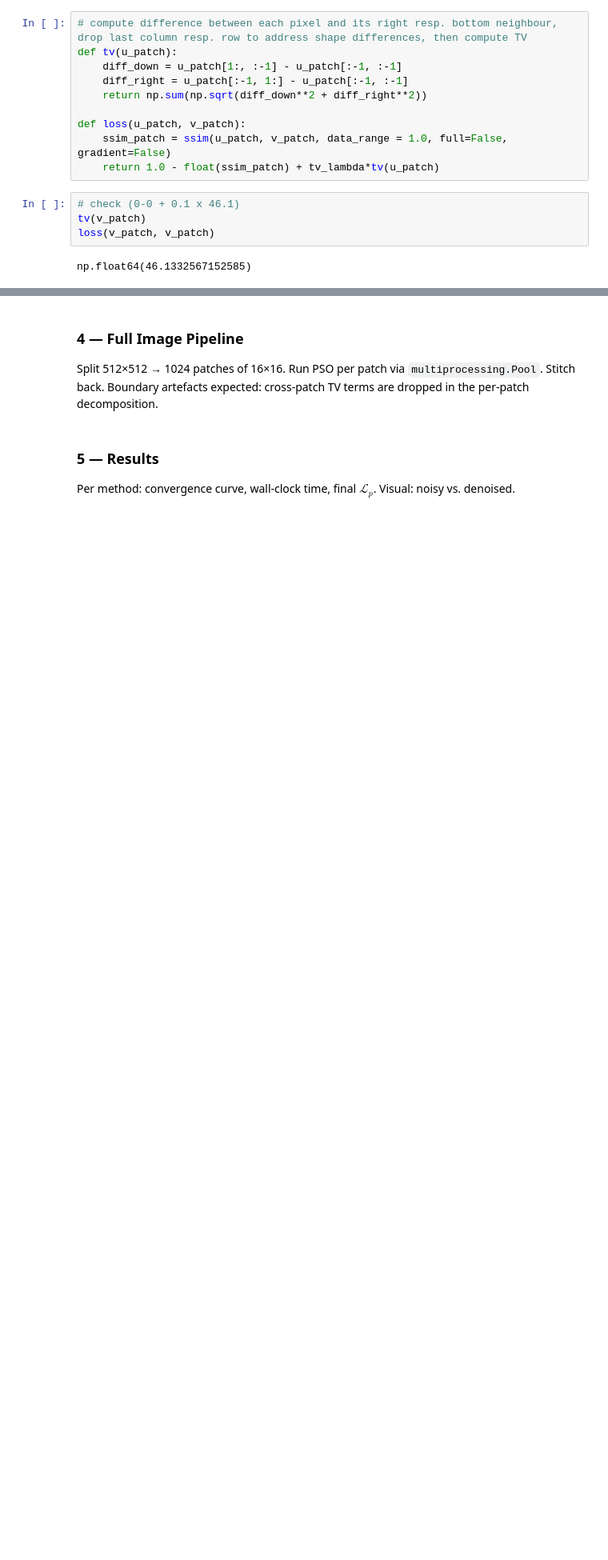
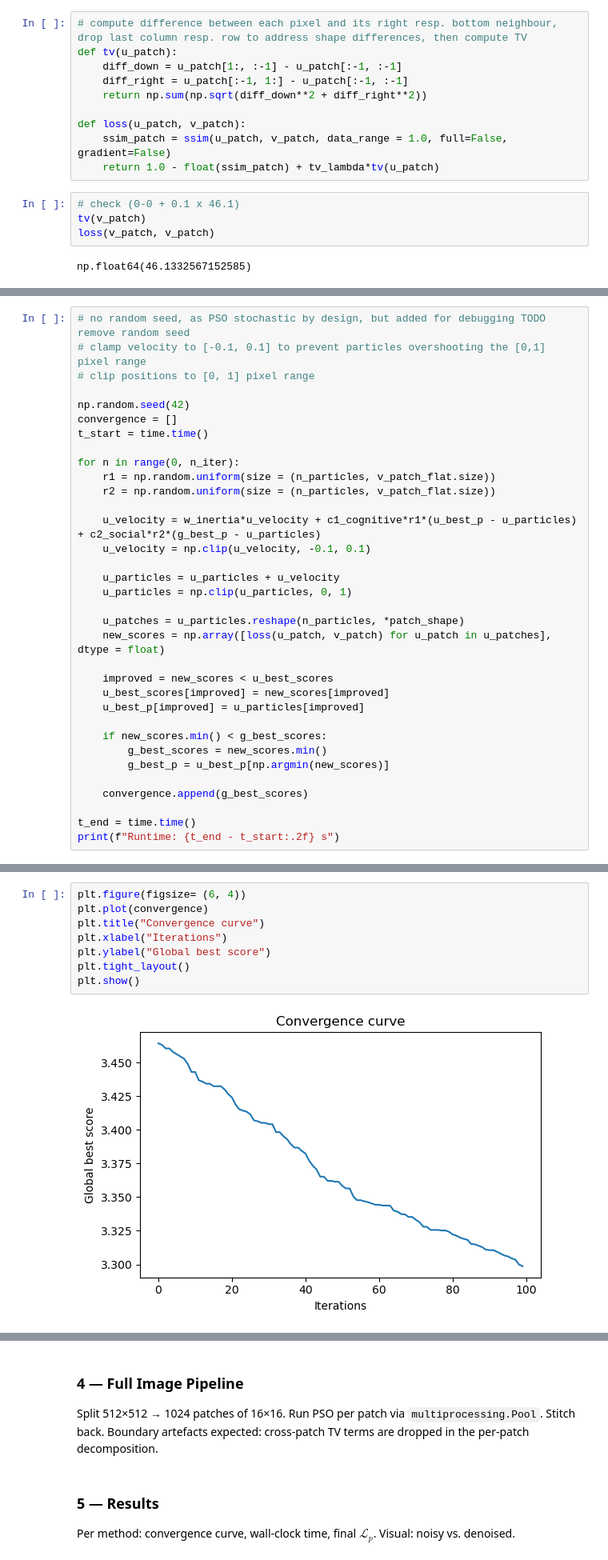
Before and after one commit to cguerreroto/co3, a Jupyter notebook: PSO_1.ipynb, the cells around one changed output, grey strips where cells are left out. Shown at 80% size. Drawn from its saved outputs; the diff is of its cells as text; blank space fills up the shorter version.

Commit message:
PSO on single patch, manual implementation

```diff
--- a/PSO_1.ipynb
+++ b/PSO_1.ipynb
@@ -89,0 +123,34 @@ Run on one 16×16 patch. Output: convergence curve.
+# %%
+# no random seed, as PSO stochastic by design, but added for debugging TODO remove random seed
+# clamp velocity to [-0.1, 0.1] to prevent particles overshooting the [0,1] pixel range
+# clip positions to [0, 1] pixel range
+
+np.random.seed(42)
+convergence = []
+t_start = time.time()
+
+for n in range(0, n_iter):
+    r1 = np.random.uniform(size = (n_particles, v_patch_flat.size))
+    r2 = np.random.uniform(size = (n_particles, v_patch_flat.size))
+
+    u_velocity = w_inertia*u_velocity + c1_cognitive*r1*(u_best_p - u_particles) + c2_social*r2*(g_best_p - u_particles)
+    u_velocity = np.clip(u_velocity, -0.1, 0.1)
+
+    u_particles = u_particles + u_velocity
+    u_particles = np.clip(u_particles, 0, 1)
+
+    u_patches = u_particles.reshape(n_particles, *patch_shape)
+    new_scores = np.array([loss(u_patch, v_patch) for u_patch in u_patches], dtype = float)
+
+    improved = new_scores < u_best_scores
+    u_best_scores[improved] = new_scores[improved]
+    u_best_p[improved] = u_particles[improved]
+
+    if new_scores.min() < g_best_scores:
+        g_best_scores = new_scores.min()
+        g_best_p = u_best_p[np.argmin(new_scores)]
+
+    convergence.append(g_best_scores)
+
+t_end = time.time()
+print(f"Runtime: {t_end - t_start:.2f} s")
@@ -89,0 +163,10 @@ Run on one 16×16 patch. Output: convergence curve.
+# %%
+plt.figure(figsize= (6, 4))
+plt.plot(convergence)
+plt.title("Convergence curve")
+plt.xlabel("Iterations")
+plt.ylabel("Global best score")
+plt.tight_layout()
+plt.show()
+# %% [output]
+[figure, added]
```
Also changed, not shown: parts of 12 cells of this notebook.
